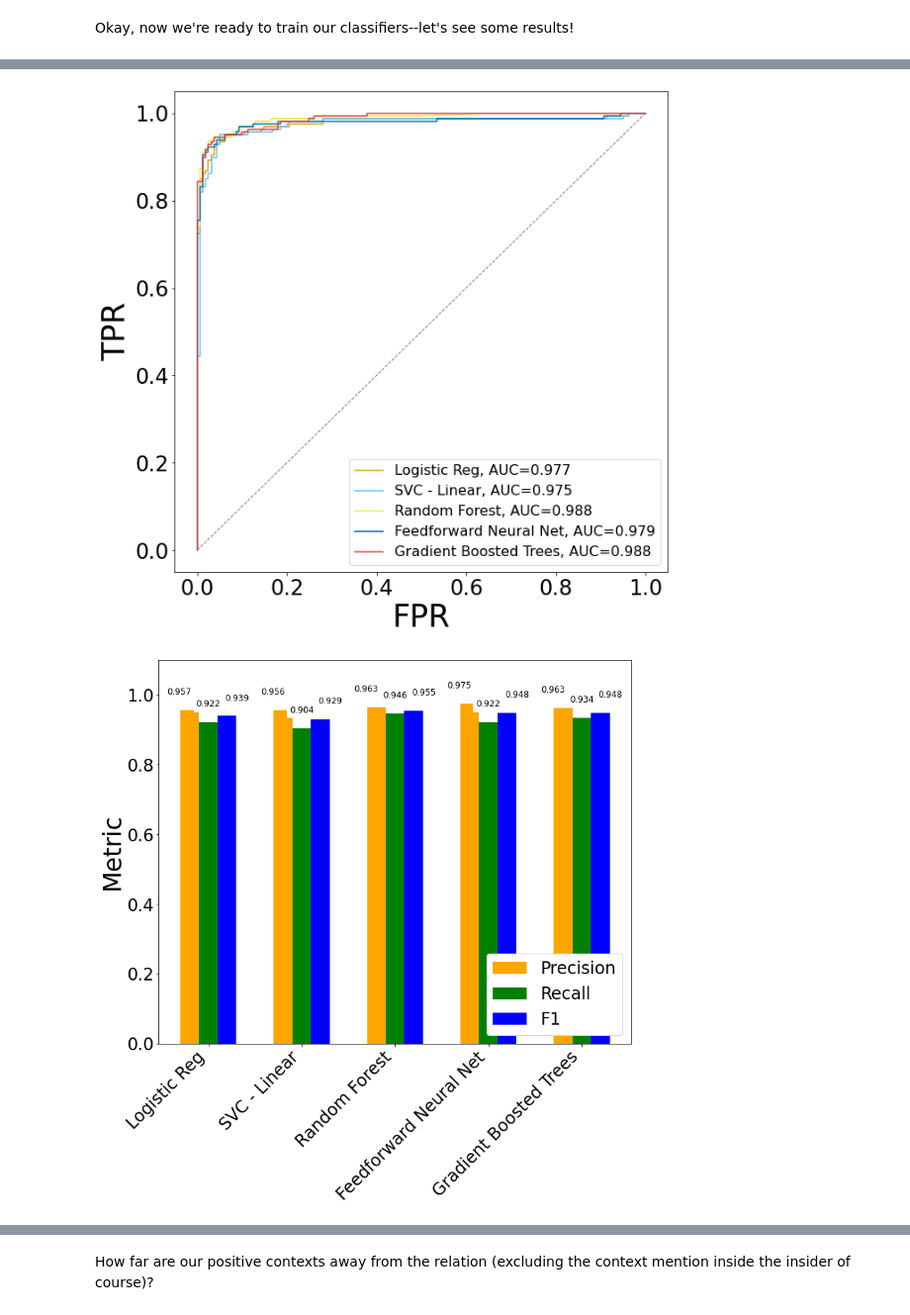
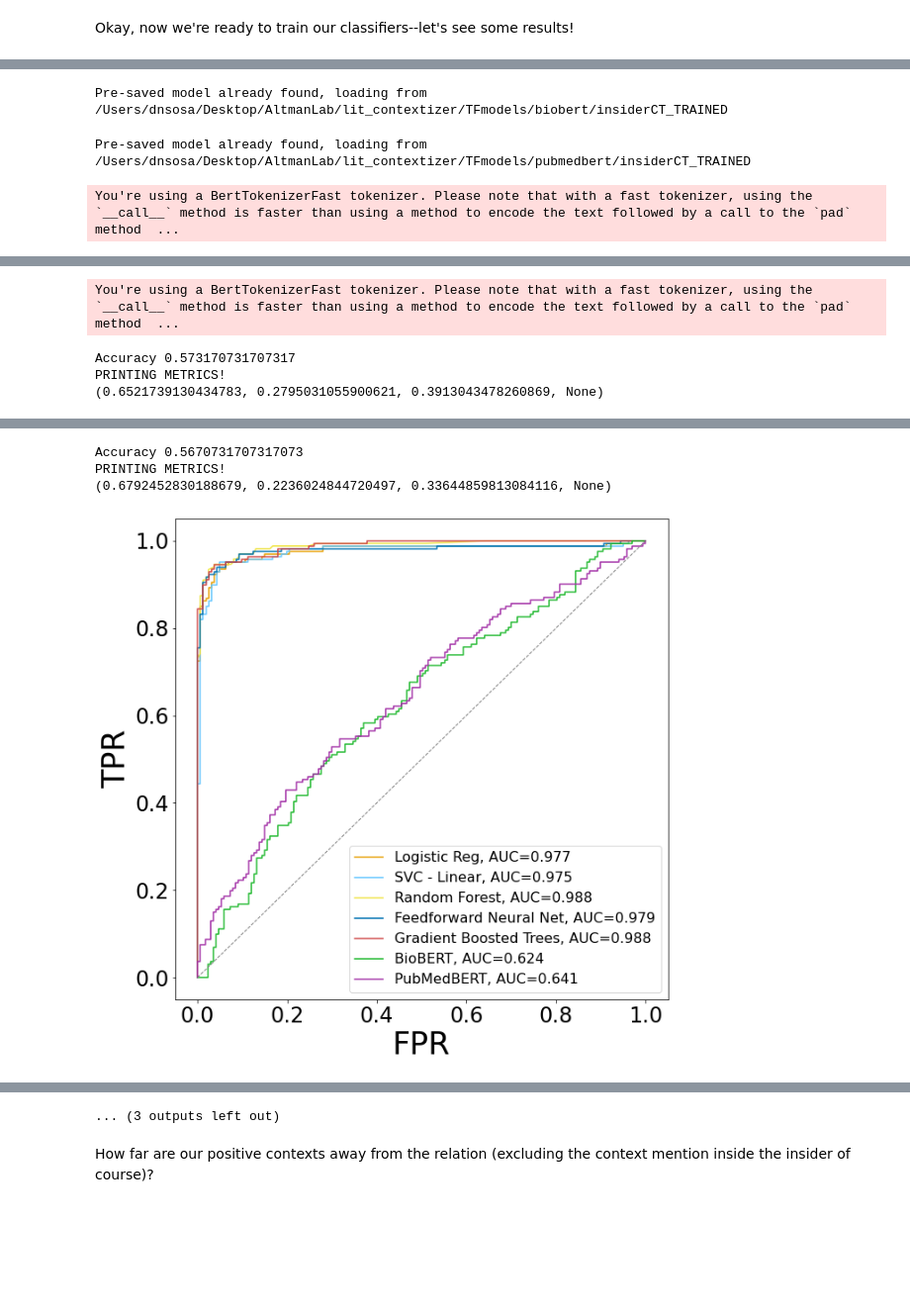
Before and after one commit to dnsosa/lit_contextizer, a Jupyter notebook: notebooks/Literature Contextizer Analyses Notebook.ipynb, the cells around one changed output, grey strips where cells are left out. Shown at 99% size. Cells and saved outputs as stored; diff of their text form; code cells hidden in the pictures; blank space fills up the shorter version.

```diff
--- a/notebooks/Literature Contextizer Analyses Notebook.ipynb
+++ b/notebooks/Literature Contextizer Analyses Notebook.ipynb
@@ -125,7 +130,11 @@ draw_CTs_in_mesh_counts(insider_df_CT_features, out_dir=fig_out_dir, filename="I
 # %% [markdown]
 Okay, now we're ready to train our classifiers--let's see some results!
 # %%
+tf_model_root_dir = os.path.abspath(os.path.join(pwd, f'../TFmodels'))
+
 insider_CT_res_df, insider_CT_clf_list, insider_CT_predictions_df = generate_analysis_figs(insider_df_CT_features_annots,
+                                                                                           data_id="insiderCT",
+                                                                                           tf_model_root_dir=tf_model_root_dir,
                                                                                            grouped_analysis=True,
                                                                                            downsample_maj=True,
                                                                                            upsample_min=False,
@@ -134,6 +143,7 @@ insider_CT_res_df, insider_CT_clf_list, insider_CT_predictions_df = generate_ana
                                                                                            plot_confusion_matrices=False,
                                                                                            plot_feature_analysis=True,
                                                                                            out_dir=fig_out_dir,
+                                                                                           in_loc='lower left',
                                                                                            filename="insiderCT")
 # %% [output]
 N negatives: 1130
@@ -162,0 +163,3 @@ Accuracy 0.948170731707317
+Pre-saved model already found, loading from /Users/dnsosa/Desktop/AltmanLab/lit_contextizer/TFmodels/biobert/insiderCT_TRAINED
+Pre-saved model already found, loading from /Users/dnsosa/Desktop/AltmanLab/lit_contextizer/TFmodels/pubmedbert/insiderCT_TRAINED
+You're using a BertTokenizerFast tokenizer. Please note that with a fast tokenizer, using the `__call__` method is faster than using a method to encode the text followed by a call to the `pad` method  ...
@@ -162,0 +187,4 @@ Accuracy 0.948170731707317
+You're using a BertTokenizerFast tokenizer. Please note that with a fast tokenizer, using the `__call__` method is faster than using a method to encode the text followed by a call to the `pad` method  ...
+Accuracy 0.573170731707317
+PRINTING METRICS!
+(0.6521739130434783, 0.2795031055900621, 0.3913043478260869, None)
@@ -163,2 +192,4 @@ Accuracy 0.948170731707317
+Accuracy 0.5670731707317073
+PRINTING METRICS!
+(0.6792452830188679, 0.2236024844720497, 0.33644859813084116, None)
-[figure, old version]
+[figure, new version]
-[figure, removed]
@@ -166,3 +196,4 @@ Accuracy 0.948170731707317
+... (3 outputs left out)
 # %% [markdown]
 How far are our positive contexts away from the relation (excluding the context mention inside the insider of course)?
 # %%
```
Also changed, not shown: parts of 12 cells of this notebook, 4 other files.
